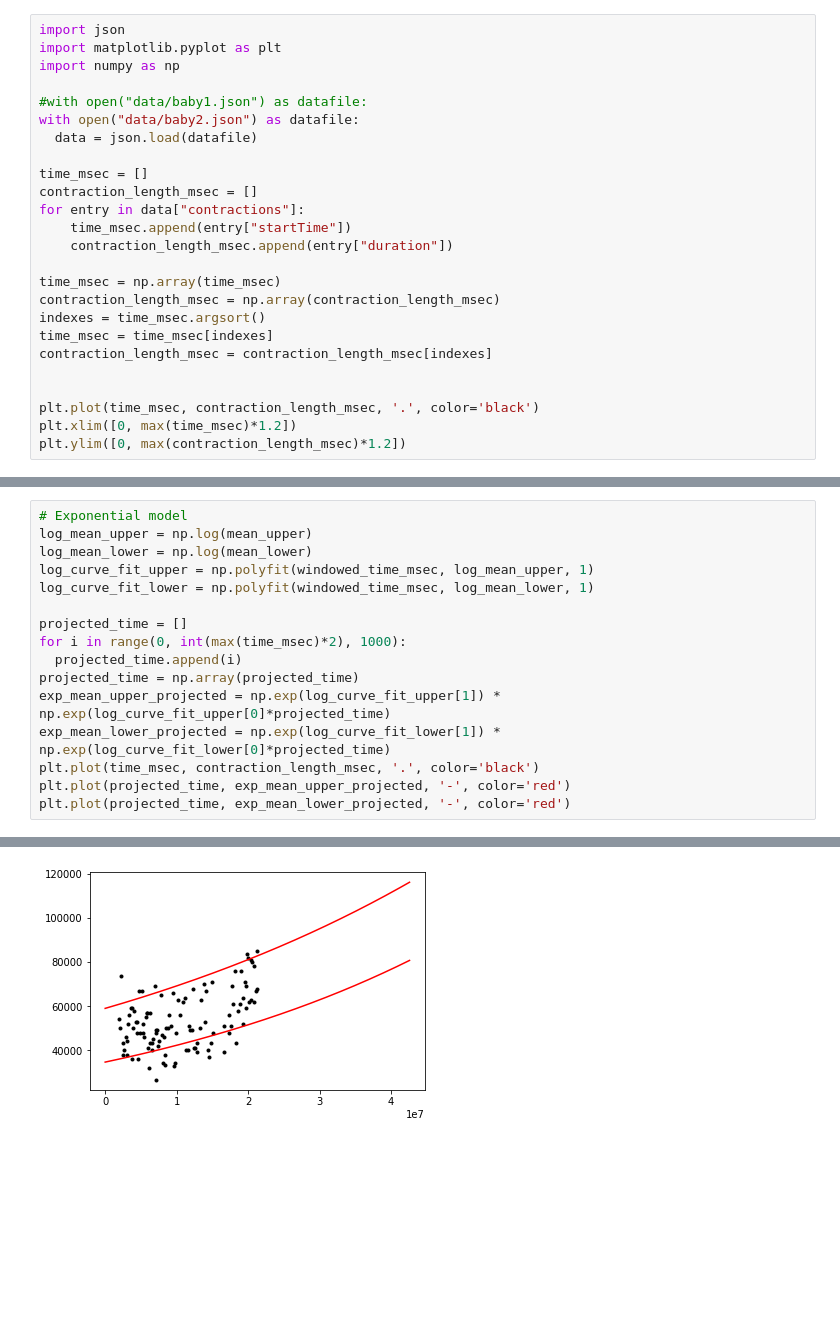
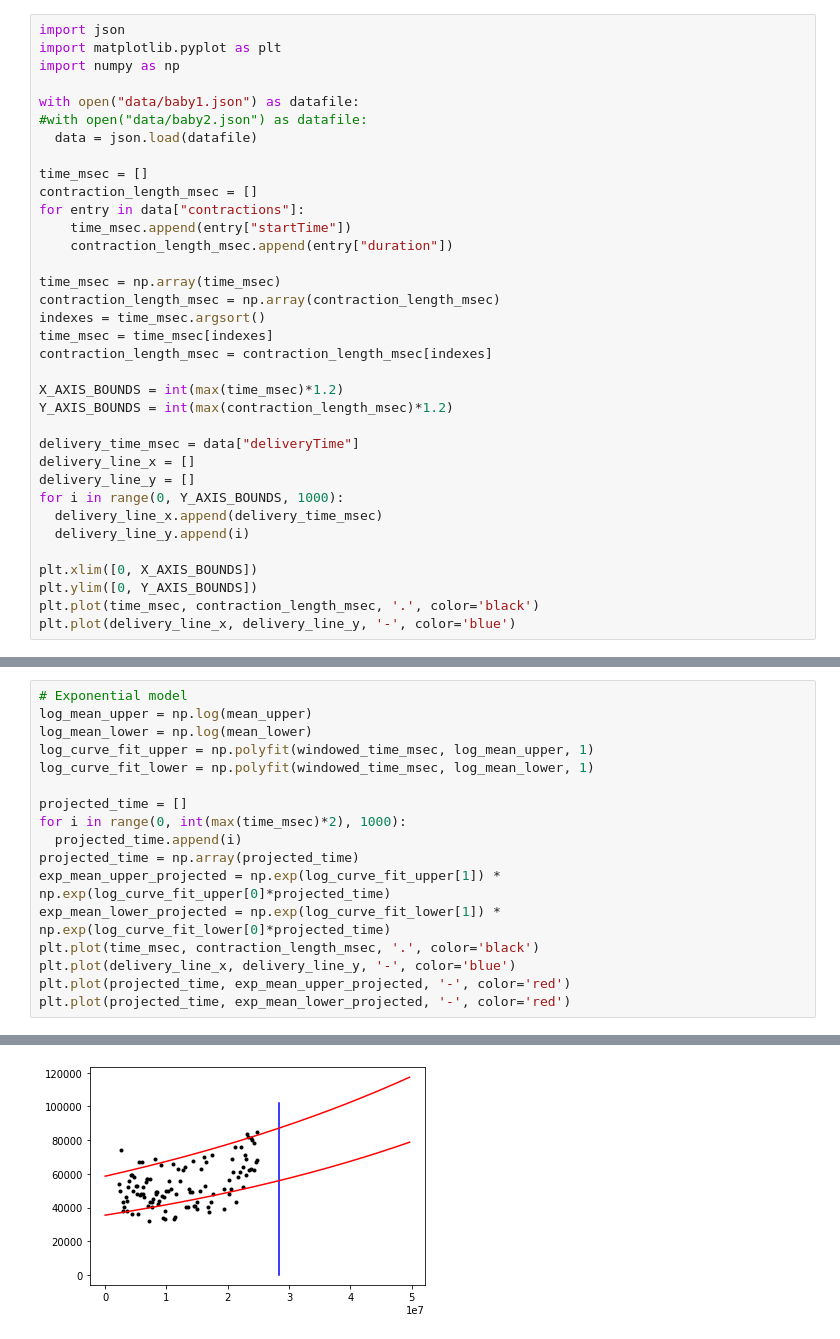
Before and after one commit to josephmate/PredictBabyDelivery, a Jupyter notebook: analysis.ipynb, the cells around one changed output, grey strips where cells are left out. Saved outputs shown, nothing was run; the diff lists cells and outputs as text; blank space fills up the shorter version.

Commit message:
fixed baby1 data. added delivery time bar

```diff
--- a/analysis.ipynb
+++ b/analysis.ipynb
@@ -3,8 +3,8 @@ import json
 import matplotlib.pyplot as plt
 import numpy as np
 
-#with open("data/baby1.json") as datafile:
-with open("data/baby2.json") as datafile:
+with open("data/baby1.json") as datafile:
+#with open("data/baby2.json") as datafile:
   data = json.load(datafile)
 
 time_msec = []
@@ -19,8 +19,18 @@ indexes = time_msec.argsort()
 time_msec = time_msec[indexes]
 contraction_length_msec = contraction_length_msec[indexes]
 
+X_AXIS_BOUNDS = int(max(time_msec)*1.2)
+Y_AXIS_BOUNDS = int(max(contraction_length_msec)*1.2)
 
+delivery_time_msec = data["deliveryTime"]
+delivery_line_x = []
+delivery_line_y = []
+for i in range(0, Y_AXIS_BOUNDS, 1000):
+  delivery_line_x.append(delivery_time_msec)
+  delivery_line_y.append(i)
+
+plt.xlim([0, X_AXIS_BOUNDS])
+plt.ylim([0, Y_AXIS_BOUNDS])
 plt.plot(time_msec, contraction_length_msec, '.', color='black')
-plt.xlim([0, max(time_msec)*1.2])
-plt.ylim([0, max(contraction_length_msec)*1.2])
+plt.plot(delivery_line_x, delivery_line_y, '-', color='blue')
 # %% [output]
@@ -56,22 +67,23 @@ plt.ylim([0, max(contraction_length_msec)*1.2])
 # %%
 # Exponential model
 log_mean_upper = np.log(mean_upper)
 log_mean_lower = np.log(mean_lower)
 log_curve_fit_upper = np.polyfit(windowed_time_msec, log_mean_upper, 1)
 log_curve_fit_lower = np.polyfit(windowed_time_msec, log_mean_lower, 1)
 
 projected_time = []
 for i in range(0, int(max(time_msec)*2), 1000):
   projected_time.append(i)
 projected_time = np.array(projected_time)
 exp_mean_upper_projected = np.exp(log_curve_fit_upper[1]) * np.exp(log_curve_fit_upper[0]*projected_time)
 exp_mean_lower_projected = np.exp(log_curve_fit_lower[1]) * np.exp(log_curve_fit_lower[0]*projected_time)
 plt.plot(time_msec, contraction_length_msec, '.', color='black')
+plt.plot(delivery_line_x, delivery_line_y, '-', color='blue')
 plt.plot(projected_time, exp_mean_upper_projected, '-', color='red')
 plt.plot(projected_time, exp_mean_lower_projected, '-', color='red')
 # %% [output]
 [<matplotlib.lines.Line2D at 0x...>]
-[figure, old version]
+[figure, new version]
 # %%
 # Linear model
 linear_curve_fit_upper = np.polyfit(windowed_time_msec, mean_upper, 1)
```
Also changed, not shown: parts of 3 cells of this notebook, 3 other files.
